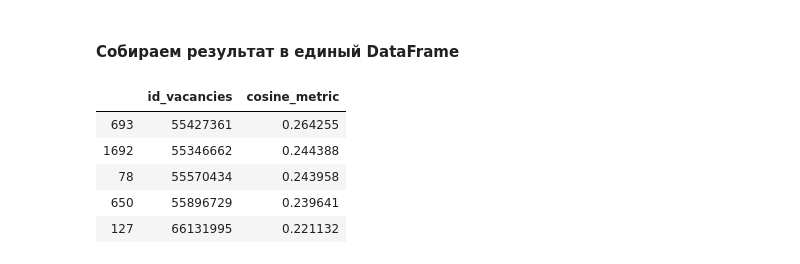
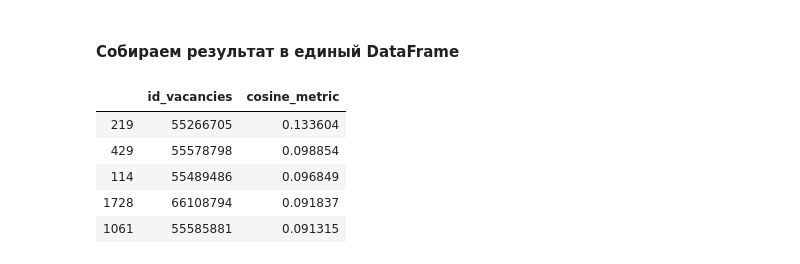
Before and after one commit to PDmitrii/sql_tasks_sber_d_a, a Jupyter notebook: FINAL_PROJECT_DA_SberUniver_JUNE22_DMITRII_PRIVALOV.ipynb, the cells around one changed output. Cells and saved outputs as stored; diff of their text form; code cells hidden in the pictures.

```diff
--- a/FINAL_PROJECT_DA_SberUniver_JUNE22_DMITRII_PRIVALOV.ipynb
+++ b/FINAL_PROJECT_DA_SberUniver_JUNE22_DMITRII_PRIVALOV.ipynb
@@ -294,26 +420,39 @@ TfidfVectorizer(analyzer='word', binary=False, decode_error='strict',
 #### Проводим векторизацию
 # %%
 # "векторизуем" вакансии
-vectorized_vacancies=text_transformer.transform(dfvac['full_description'])
+#TFIDF
+vectorized_vacancies_TFIDF=text_transformer_TFIDF.transform(dfvac['full_description'])
+#CountVectiorizer
+vectorized_vacancies_Count=text_transformer_Count.transform(dfvac['full_description'])
 # %%
 # "векторизуем" резюме
 resume=[resume]
-vectorized_resume=text_transformer.transform(resume)
+#TFIDF
+vectorized_resume_TFIDF=text_transformer_TFIDF.transform(resume)
+#CountVectorizer
+vectorized_resume_Count=text_transformer_Count.transform(resume)
 # %% [markdown]
 #### Собираем результат в единый DataFrame
 # %%
 # формируем датафрейм с кодом вакансии и косинусным расстоянием
-TOP_sutable_vac=pd.DataFrame({'id_vacancies':dfvac['id_vacancies'].values,\
-                              'cosine_metric':cosine_similarity(vectorized_vacancies,vectorized_resume).T[0]})
+#TFIDF
+TOP_sutable_vac_TFIDF=pd.DataFrame({'id_vacancies':dfvac['id_vacancies'].values,\
+                              'cosine_metric':cosine_similarity(vectorized_vacancies_TFIDF,vectorized_resume_TFIDF).T[0]})
+#CountVectorizer
+TOP_sutable_vac_Count=pd.DataFrame({'id_vacancies':dfvac['id_vacancies'].values,\
+                              'cosine_metric':cosine_similarity(vectorized_vacancies_Count,vectorized_resume_Count).T[0]})
 # %%
 # сортируем вакансии по убыванию "близости" к резюме
-TOP_sutable_vac.sort_values(by='cosine_metric',ascending=False,inplace=True)
+#TFIDF
+TOP_sutable_vac_TFIDF.sort_values(by='cosine_metric',ascending=False,inplace=True)
+#Count
+TOP_sutable_vac_Count.sort_values(by='cosine_metric',ascending=False,inplace=True)
 # %%
-TOP_sutable_vac.head()
+TOP_sutable_vac_TFIDF.head()
 # %% [output]
 |  | id_vacancies | cosine_metric |
-| 693 | 55427361 | 0.264255 |
-| 1692 | 55346662 | 0.244388 |
-| 78 | 55570434 | 0.243958 |
-| 650 | 55896729 | 0.239641 |
-| 127 | 66131995 | 0.221132 |
+| 219 | 55266705 | 0.133604 |
+| 429 | 55578798 | 0.098854 |
+| 114 | 55489486 | 0.096849 |
+| 1728 | 66108794 | 0.091837 |
+| 1061 | 55585881 | 0.091315 |
```
Also changed, not shown: parts of 14 cells of this notebook.
